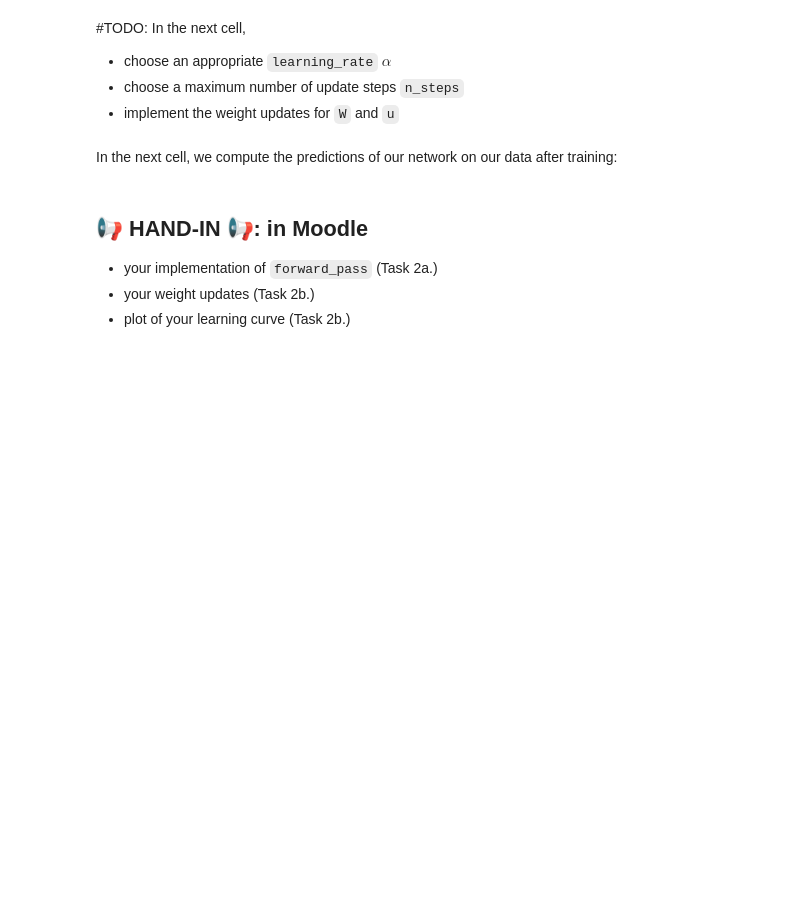
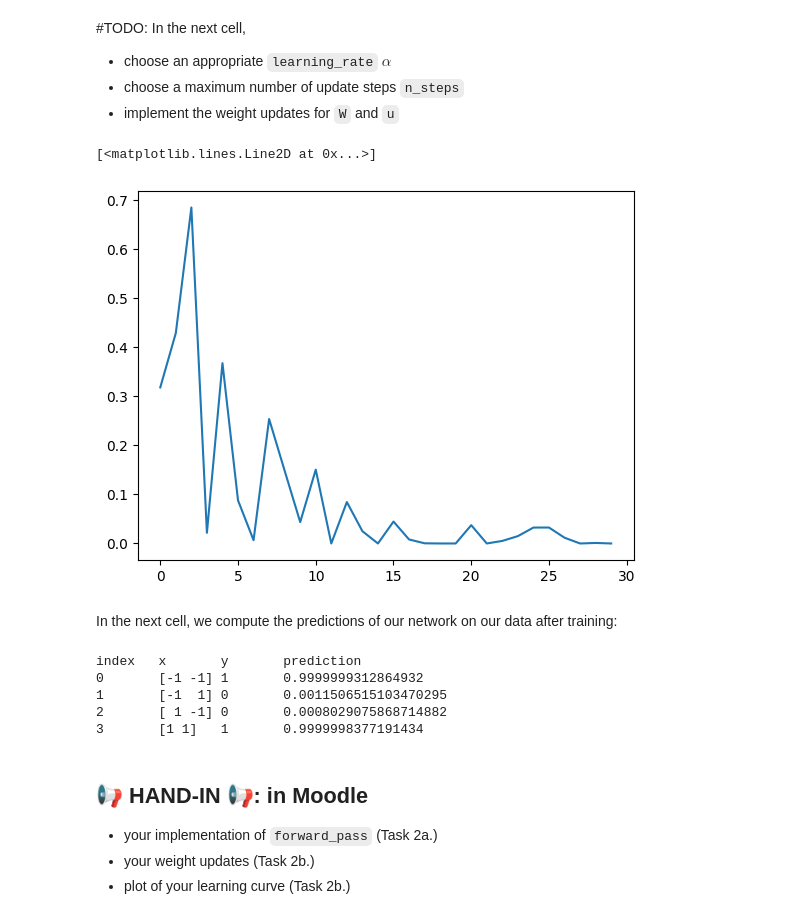
Before and after one commit to tumxo/mldm_hs22, a Jupyter notebook: labs/L09_Neural_Networks_Part1_LAB_ASSIGNMENT.ipynb, the cells around one changed output. Cells and saved outputs as stored; diff of their text form; code cells hidden in the pictures; blank space fills up the shorter version.

```diff
--- a/labs/L09_Neural_Networks_Part1_LAB_ASSIGNMENT.ipynb
+++ b/labs/L09_Neural_Networks_Part1_LAB_ASSIGNMENT.ipynb
@@ -232,26 +235,13 @@ Below, we have given you again the function computed by the network. In the last
   &= \sigma(\sum_{i = 1}^{3} u_i\sigma(w_{1i}x_1 + w_{2i}x_2)) \\
   &= \sigma(u\sigma(x^TW))
 \end{align}
-# %%
-def forward_pass(
-  x: np.array,
-  W: np.array,
-  u: np.array,
-):
-  """
-  Implement the forward pass for our network NN(x, W, u)
-
-  x: a 2-element vector containing x_1 and x_2 (numpy array of shape (2,))
-  W: a 2x3 matrix containing weights w_ji (numpy array of shape (2, 3))
-  u: a 3-element vector containing u_i (numpy array of shape (3,))
-
-  In this notation the index i goes from 1 to 3 and refers to hidden nodes
-  the index j goes from 1 to 2 and indexes the input dimensions
-
-  Note: numpy array indices start from 0 not from 1
-  """
-  # TODO
-  return ...
+# %%
+def forward_pass(
+  x: np.array,
+  W: np.array,
+  u: np.array,
+):
+  return activation(u@activation(x.T@W))
 # %% [markdown]
 In the next cell, we compute the predictions of our network for our data:
 # %%
@@ -321,36 +317,45 @@ where $\alpha$ denotes the learning rate.
 * choose a maximum number of update steps `n_steps`
 * implement the weight updates for `W` and `u`
 # %%
-learning_rate = ...  # choose appropriate learning rate
-n_steps = ...        # choose an appropriate number of training iterations
+learning_rate = 0.3  # choose appropriate learning rate
+n_steps = 30      # choose an appropriate number of training iterations
 
 losses = []
 for t in range(n_steps):
 
   # randomly sample one of the 4 data points
   sample_ix = rng.integers(4)
   x_t = X[sample_ix]
   y_t = y[sample_ix]
 
   # compute and log squared error for the current sample
   loss = 0.5 * (y_t - forward_pass(x_t, W, u))**2
   losses.append(loss)
 
   # compute gradients (partial derivatives of our weights)
   grad_u, grad_w = grads(y_t, x_t, W, u)
 
   # update our weights
-  W = ...
-  u = ...
+  W = W - learning_rate * grad_w
+  u = u - learning_rate * grad_u
 
 # plot learning curve
 plt.plot(np.arange(n_steps), losses)
+# %% [output]
+[<matplotlib.lines.Line2D at 0x...>]
+[figure, added]
 # %% [markdown]
 In the next cell, we compute the predictions of our network on our data after training:
 # %%
 print("index", "x", "y", "prediction", sep="\t")
 for i in range(4):
   print(i, X[i, :], y[i], forward_pass(X[i, :], W, u), sep="\t")
+# %% [output]
+index   x       y       prediction
+0       [-1 -1] 1       0.9999999312864932
+1       [-1  1] 0       0.0011506515103470295
+2       [ 1 -1] 0       0.0008029075868714882
+3       [1 1]   1       0.9999998377191434
 # %% [markdown]
 ## 📢 **HAND-IN** 📢: in Moodle
 
```
Also changed, not shown: parts of 11 cells of this notebook.
